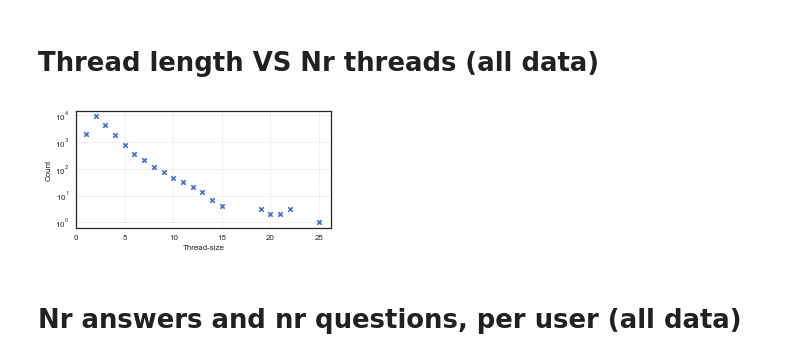
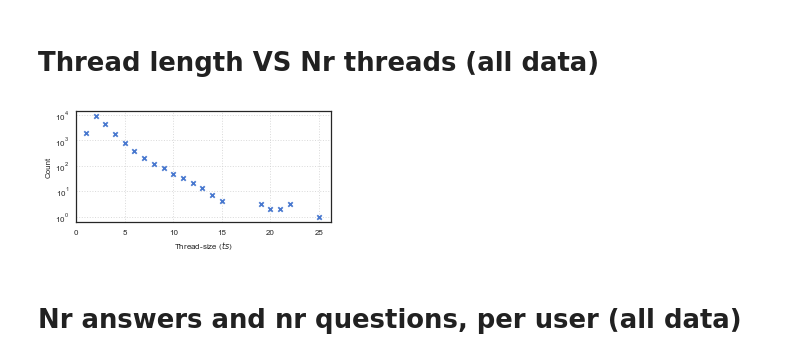
Before and after one commit to enricorotundo/StackexchangeDatadumpQualityAnnotator, a Jupyter notebook: Analysis/Tasks/BestAnswer/Exploratory Data Analysis.ipynb, the cells around one changed output. Cells and saved outputs as stored; diff of their text form; code cells hidden in the pictures.

```diff
--- a/Analysis/Tasks/BestAnswer/Exploratory Data Analysis.ipynb
+++ b/Analysis/Tasks/BestAnswer/Exploratory Data Analysis.ipynb
@@ -238,29 +238,29 @@ t_length_count[db] = {
 # %%
 fig = plt.figure(figsize=(4,2))
 ax1 = fig.add_subplot(111)
 
 ax1.scatter(x=t_length_count[db]['t_sizes'],
             y=t_length_count[db]['t_count'],
             label=db, s=20, c='b', marker='x', clip_on=False)
 
 #ax1.set_xscale('log', nonposx='clip')
 ax1.set_yscale('log', nonposy='clip')
-plt.xlabel('Thread-size', fontsize=8)
+plt.xlabel(r'Thread-size ($ts$)', fontsize=8)
 plt.ylabel('Count', fontsize=8)
 #plt.title('', fontsize=18)
 plt.tick_params(axis='both', which='major', labelsize=8)
 ax1.set_xlim(xmin=0)
 xmin, xmax = ax1.get_xlim()
 ymin, ymax = ax1.get_ylim()
 
 
 plt.grid(alpha=0.7, linestyle='dotted')
 #plt.legend()
 plt.tight_layout(pad=0.1)
 for plot_format in PLOTS_FORMATS:
     plt.savefig(PLOTS_PATH + 'thread_sizes_ALL' + plot_format)
 # %% [output]
-[figure, old version]
+[figure, new version]
 # %% [markdown]
 # Nr answers and nr questions, per user (all data)
 # %%
```
Also changed, not shown: parts of 3 cells of this notebook, 1 other file.
